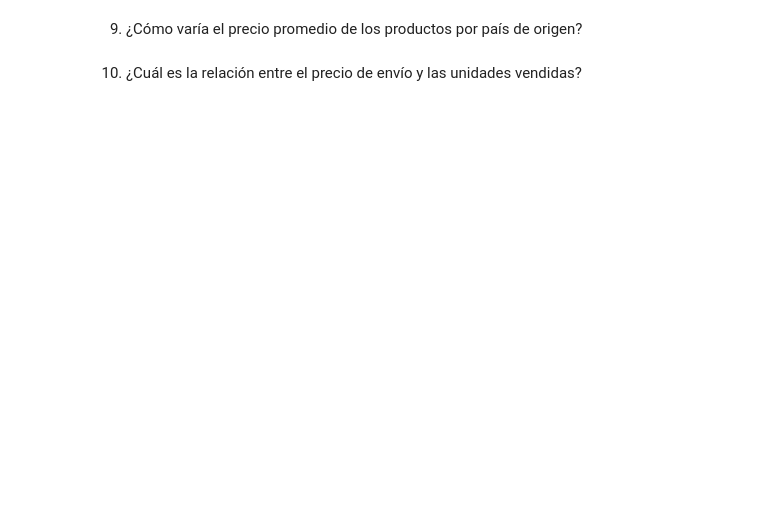
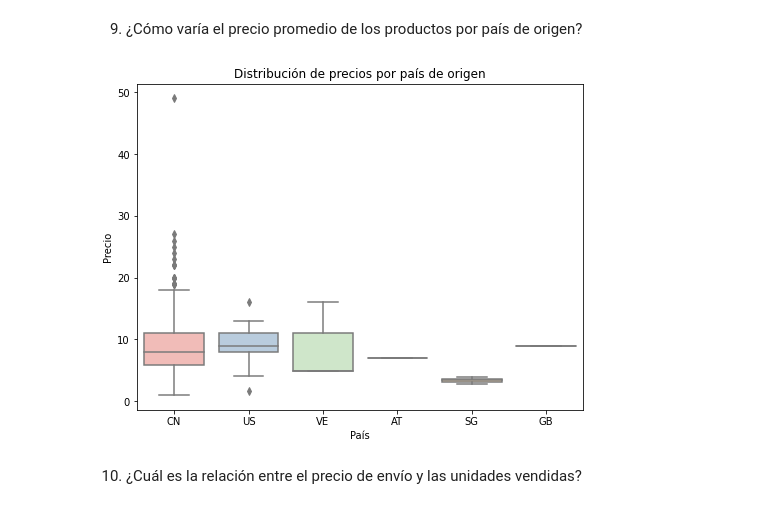
Before and after one commit to marinaescobar/ejercicios-adalab, a Jupyter notebook: Modulo-3/modulo-3-leccion-07-visualizacion.ipynb, the cells around one changed output. Saved outputs shown, nothing was run; the diff lists cells and outputs as text; code cells hidden in the pictures; blank space fills up the shorter version.

```diff
--- a/Modulo-3/modulo-3-leccion-07-visualizacion.ipynb
+++ b/Modulo-3/modulo-3-leccion-07-visualizacion.ipynb
@@ -175,4 +189,19 @@ for ax in [ax0, ax1]:
 # %% [markdown]
 9. ¿Cómo varía el precio promedio de los productos por país de origen?
+# %%
+plt.figure(figsize=(8, 6))
+
+sns.boxplot(x='origin_country',
+            y='price',
+            data = df,
+            palette = 'Pastel1'
+           )
+
+plt.title('Distribución de precios por país de origen')
+
+plt.xlabel('País')
+plt.ylabel('Precio');
+# %% [output]
+[figure, added]
 # %% [markdown]
 10. ¿Cuál es la relación entre el precio de envío y las unidades vendidas?
```
Also changed, not shown: parts of 4 cells of this notebook.
